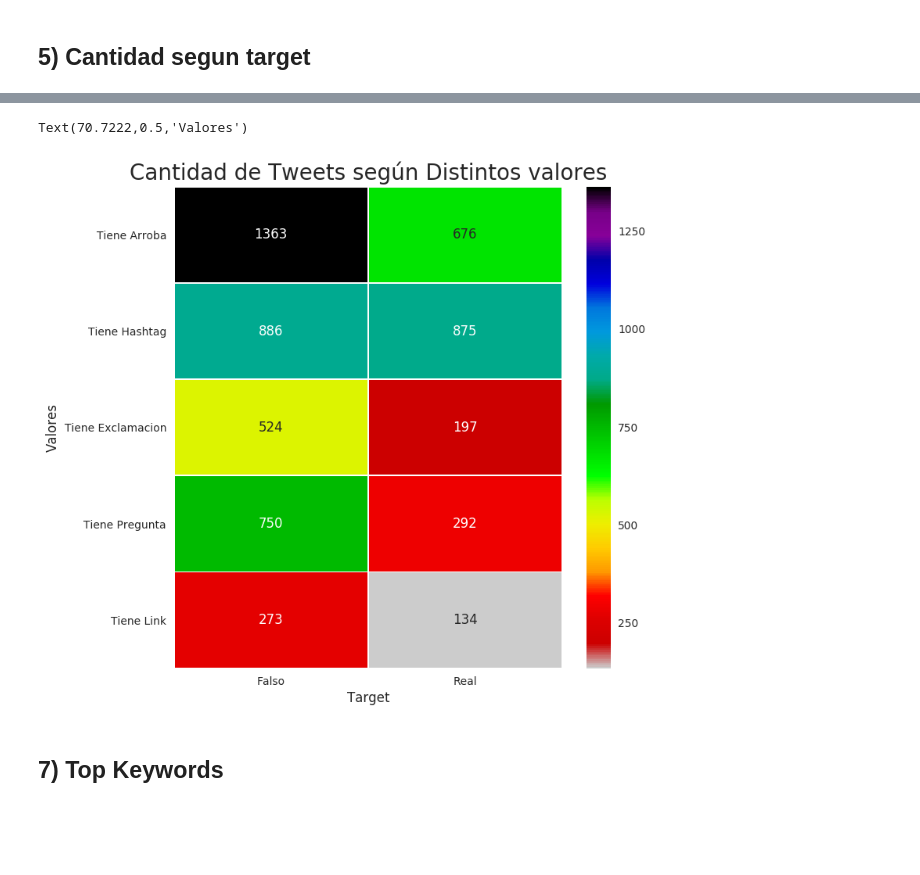
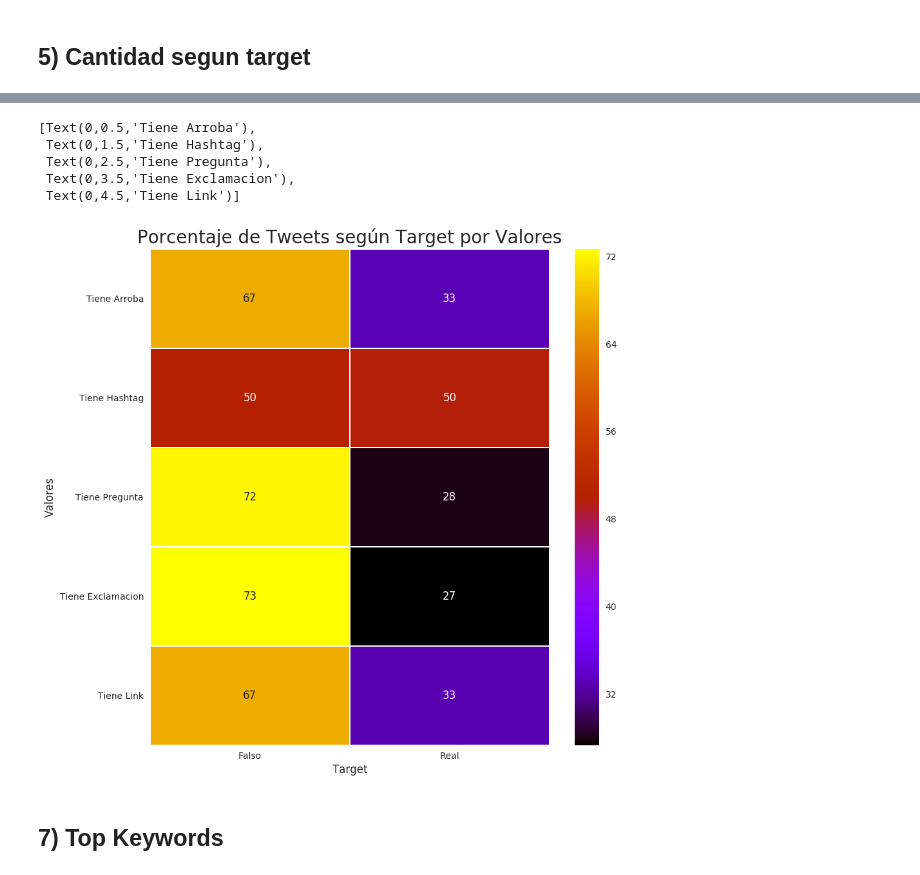
Before and after one commit to SergioCalvani/75.06-Datos-TP1-2020, a Jupyter notebook: Junto.ipynb, the cells around one changed output, grey strips where cells are left out. Saved outputs shown, nothing was run; the diff lists cells and outputs as text; code cells hidden in the pictures; blank space fills up the shorter version.

Commit message:
Arregle algunos graficos

```diff
--- a/Junto.ipynb
+++ b/Junto.ipynb
@@ -1481,5 +1515,13 @@ cantidad_target.rename(columns={'target':'Target','Tiene_arroba':'Tiene Arroba',
 cantidad_target.replace({0:'Falso',1:'Real'},inplace=True)
 cantidad_target=cantidad_target.set_index('Target')
 cantidad_target=cantidad_target.transpose()
-cantidad_target
+cantidad_target['Cantidad_total']=cantidad_target['Falso']+cantidad_target['Real']
+cantidad_target['Porcentaje_falso']=(cantidad_target['Falso']/cantidad_target['Cantidad_total'])*100
+cantidad_target['Porcentaje_real']=(cantidad_target['Real']/cantidad_target['Cantidad_total'])*100
+cantidad_target.drop(columns={'Falso','Real'},inplace=True)
+cantidad_target.rename(columns={'Porcentaje_falso':'Falso','Porcentaje_real':'Real'},inplace=True)
+cantidad_target.sort_values(by=['Cantidad_total'],ascending=False,inplace=True)
+cantidad_total_tiene=cantidad_target[['Cantidad_total']]
+porcentaje_target_tiene=cantidad_target[['Falso','Real']]
+cantidad_total_tiene
 # %% [output]
@@ -1492,12 +1543,17 @@ cantidad_target
 # %%
-plt.subplots(figsize=(8,8))
-grafico_target=sns.heatmap(cantidad_target,linewidths=.5,fmt="d",annot=True,cmap="nipy_spectral_r")
-grafico_target.set_title("Cantidad de Tweets según Distintos valores",fontsize=20)
-grafico_target.set_xlabel("Target",fontsize=12)
-grafico_target.set_ylabel("Valores",fontsize=12)
+plt.subplots(figsize=(10,10))
+grafico_porcentaje_target_tiene=sns.heatmap(porcentaje_target_tiene,linewidths=.5,fmt=".0f",annot=True,cmap="gnuplot")
+grafico_porcentaje_target_tiene.set_title("Porcentaje de Tweets según Target por Valores",fontsize=20)
+grafico_porcentaje_target_tiene.set_xlabel("Target",fontsize=12)
+grafico_porcentaje_target_tiene.set_ylabel("Valores",fontsize=12)
+grafico_porcentaje_target_tiene.set_yticklabels(grafico_porcentaje_target_tiene.get_yticklabels(),rotation=0)
 # %% [output]
-Text(70.7222,0.5,'Valores')
+[Text(0,0.5,'Tiene Arroba'),
+ Text(0,1.5,'Tiene Hashtag'),
+ Text(0,2.5,'Tiene Pregunta'),
+ Text(0,3.5,'Tiene Exclamacion'),
+ Text(0,4.5,'Tiene Link')]
-[figure, old version]
+[figure, new version]
 # %% [markdown]
 ## 7) Top Keywords
 # %%
```
Also changed, not shown: parts of 59 cells of this notebook.
